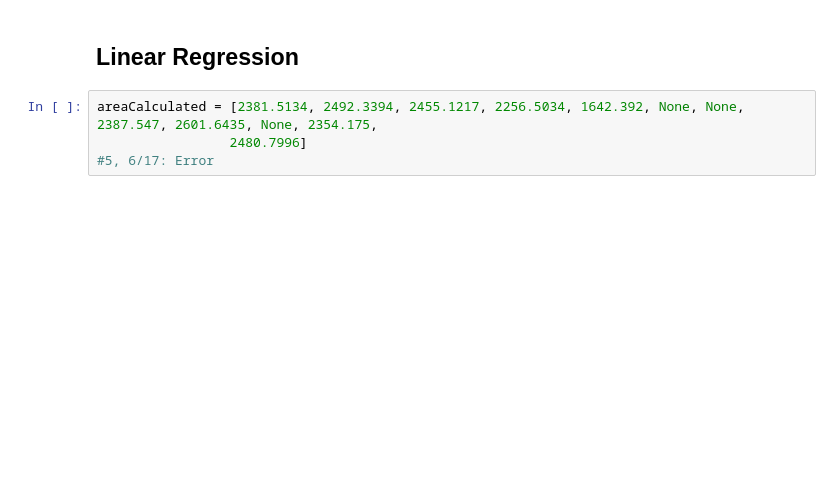
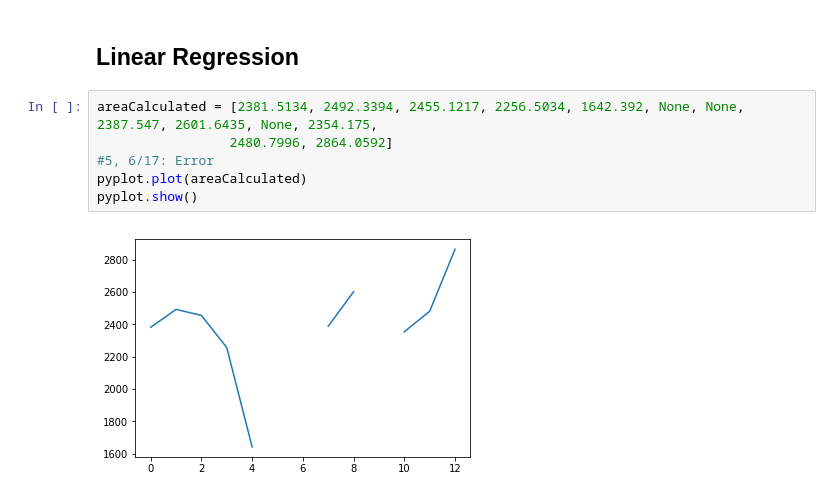
Before and after one commit to Hydroviet/Landsat-Imagery, a Jupyter notebook: CombineDataByMonth.ipynb, the cells around one changed output. Saved outputs shown, nothing was run; the diff lists cells and outputs as text; blank space fills up the shorter version.

```diff
--- a/CombineDataByMonth.ipynb
+++ b/CombineDataByMonth.ipynb
@@ -197,5 +200,9 @@ print('Areas Calculated in KM^2 = {0}'.format(countPixel * 900 / 1000000))
 ## Linear Regression
 # %%
 areaCalculated = [2381.5134, 2492.3394, 2455.1217, 2256.5034, 1642.392, None, None, 2387.547, 2601.6435, None, 2354.175,
-                 2480.7996]
+                 2480.7996, 2864.0592]
 #5, 6/17: Error
+pyplot.plot(areaCalculated)
+pyplot.show()
+# %% [output]
+[figure, added]
```
Also changed, not shown: parts of 1 cell of this notebook.
